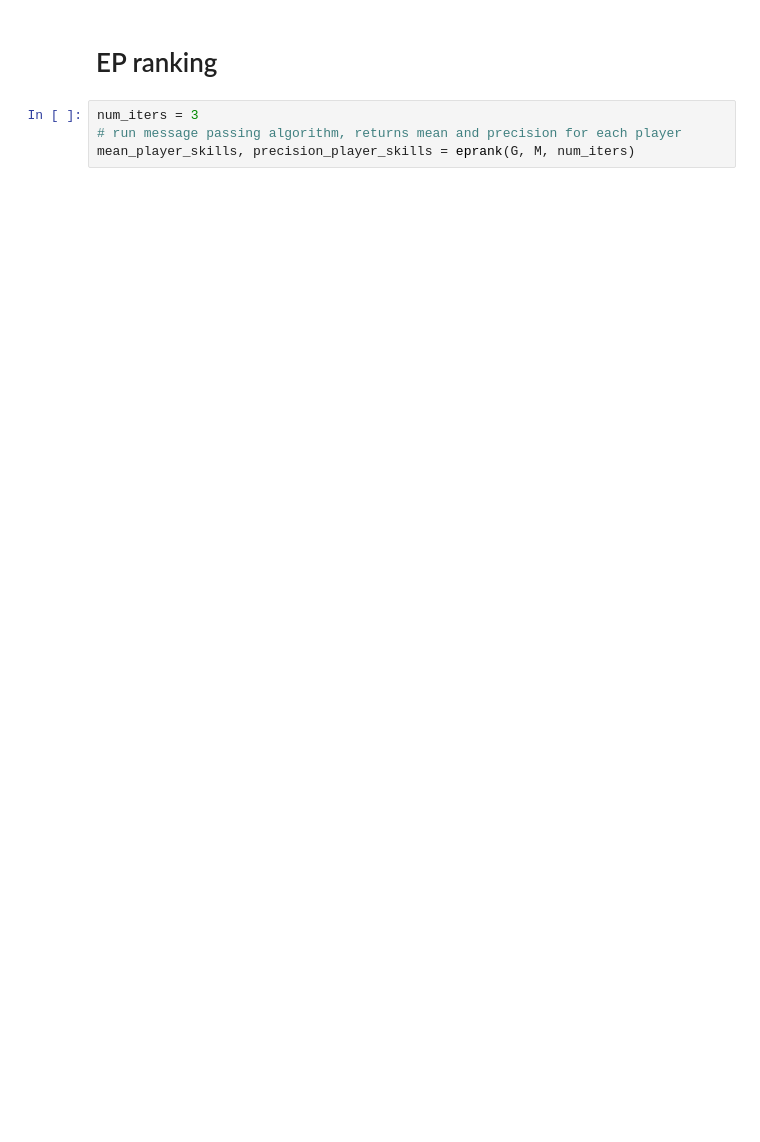
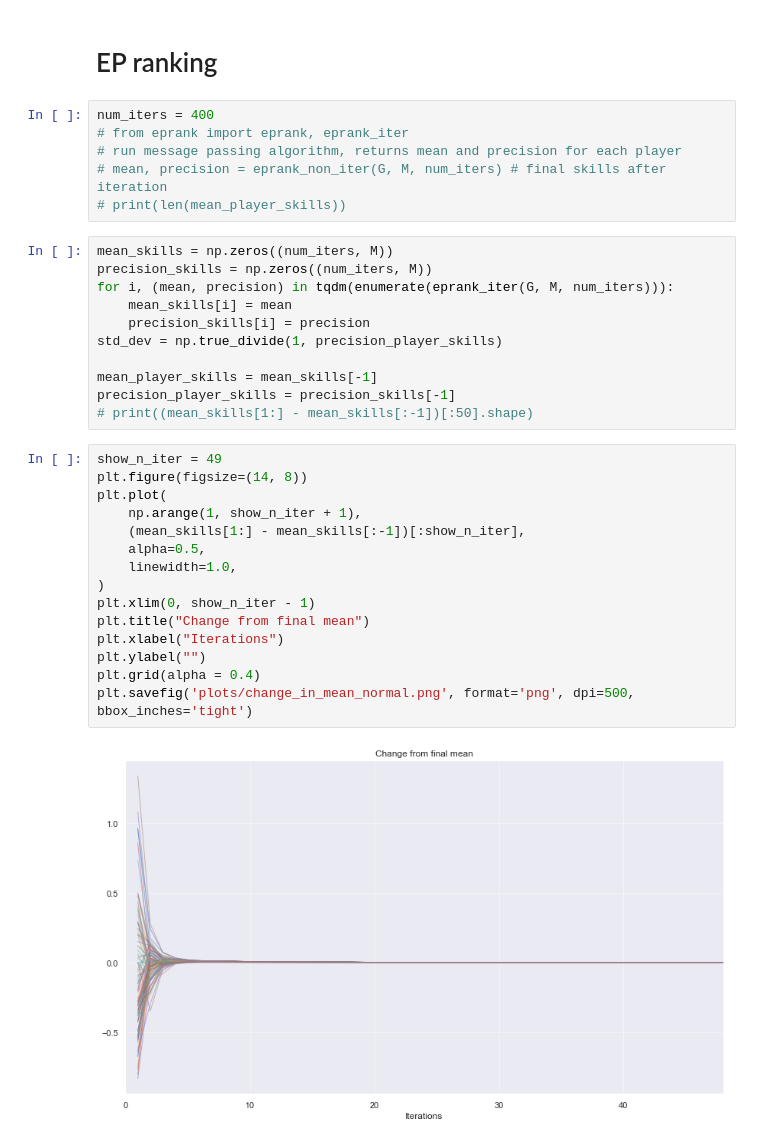
Before and after one commit to lbligh/lzb23_4f13_cw2, a Jupyter notebook: coursework2.ipynb, the cells around one changed output. Cells and saved outputs as stored; diff of their text form; blank space fills up the shorter version.

```diff
--- a/coursework2.ipynb
+++ b/coursework2.ipynb
@@ -78,6 +85,36 @@ plt.savefig('plots/Ta_autocorr.png', format="png", dpi=500, bbox_inches="tight")
 # %% [markdown]
 # EP ranking
 # %%
-num_iters = 3
+num_iters = 400
+# from eprank import eprank, eprank_iter
 # run message passing algorithm, returns mean and precision for each player
-mean_player_skills, precision_player_skills = eprank(G, M, num_iters)
+# mean, precision = eprank_non_iter(G, M, num_iters) # final skills after iteration
+# print(len(mean_player_skills))
+# %%
+mean_skills = np.zeros((num_iters, M))
+precision_skills = np.zeros((num_iters, M))
+for i, (mean, precision) in tqdm(enumerate(eprank_iter(G, M, num_iters))):
+    mean_skills[i] = mean
+    precision_skills[i] = precision
+std_dev = np.true_divide(1, precision_player_skills)
+
+mean_player_skills = mean_skills[-1]
+precision_player_skills = precision_skills[-1]
+# print((mean_skills[1:] - mean_skills[:-1])[:50].shape)
+# %%
+show_n_iter = 49
+plt.figure(figsize=(14, 8))
+plt.plot(
+    np.arange(1, show_n_iter + 1),
+    (mean_skills[1:] - mean_skills[:-1])[:show_n_iter],
+    alpha=0.5,
+    linewidth=1.0,
+)
+plt.xlim(0, show_n_iter - 1)
+plt.title("Change from final mean")
+plt.xlabel("Iterations")
+plt.ylabel("")
+plt.grid(alpha = 0.4)
+plt.savefig('plots/change_in_mean_normal.png', format='png', dpi=500, bbox_inches='tight')
+# %% [output]
+[figure, added]
```
Also changed, not shown: parts of 33 cells of this notebook, 2 other files.
